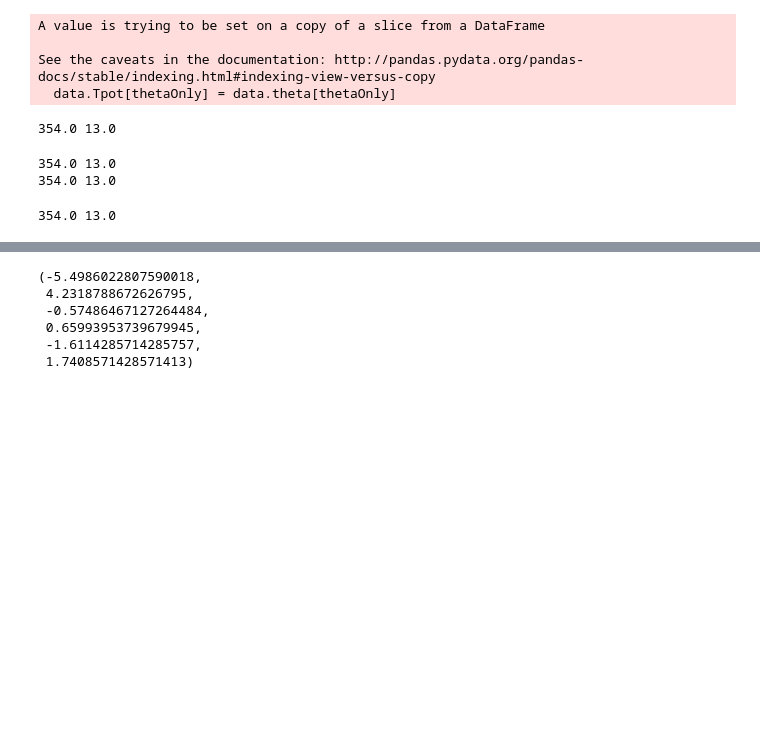
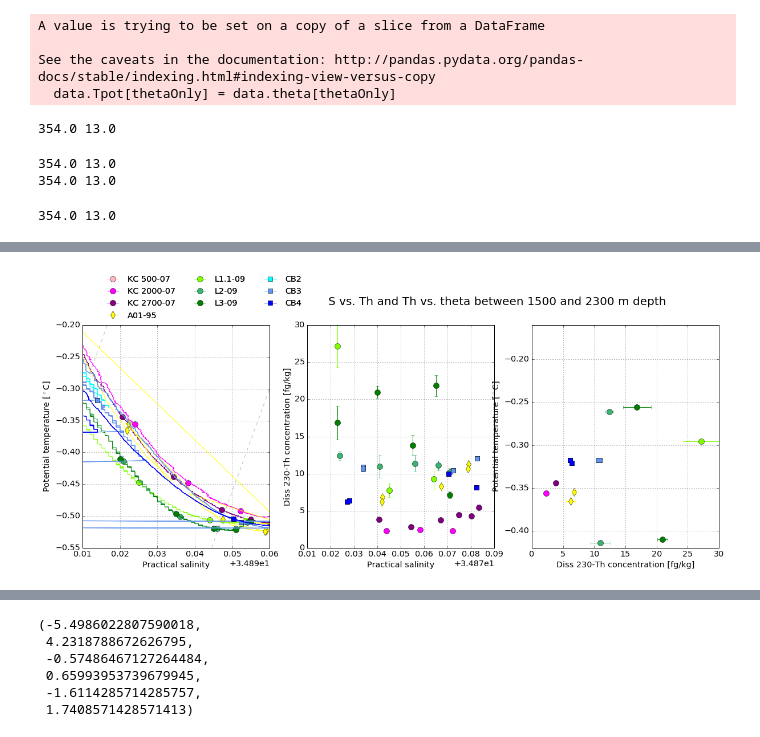
Before and after one commit to UBC-MOAD/analysis-melanie, a Jupyter notebook: notebooks/Geotraces2015data/CanadaBasin-v1-data-TandSanomVSTh-SavGol-filter-v2.ipynb, the cells around one changed output, grey strips where cells are left out. Saved outputs shown, nothing was run; the diff lists cells and outputs as text; code cells hidden in the pictures; blank space fills up the shorter version.

```diff
--- a/notebooks/Geotraces2015data/CanadaBasin-v1-data-TandSanomVSTh-SavGol-filter-v2.ipynb
+++ b/notebooks/Geotraces2015data/CanadaBasin-v1-data-TandSanomVSTh-SavGol-filter-v2.ipynb
@@ -356,0 +328,83 @@ plt.show()
+# %%
+fig,((ax1, ax2,ax3))=plt.subplots(1,3,facecolor='w',figsize=(20,7))
+
+CS=ax1.contour(si,ti,isop,900, linestyles='dashed',linewidths = 0.5, colors='grey')
+ax1.clabel(CS, fontsize=12, inline=1, fmt='%0.01f') # Label every second level
+
+for station,cast,name,Mt,St,Mtd,M,S,C in zip(('KC 500-2007', 'KC 2000-2007', 'KC 2700-2007', 'A01-95',
+                                              'L1.1-2009', 'L2-2009',
+                          'L3-2009','CB2','CB2','CB3','CB3','CB3','CB4','CB4','CB4'),
+                          (data['Cast name'].isnull(),data['Cast name'].isnull(),data['Cast name'].isnull(),
+                           data['Cast name'].isnull(),data['Cast name'].isnull(),data['Cast name'].isnull(),
+                           data['Cast name'].isnull(),data['Cast name'] == 'RADS',data['Cast name'] == 'GEOCHEM-1',
+                           data['Cast name'] == 'RADS',data['Cast name'] == 'GEOCHEM-2',
+                           data['Cast name'] == 'TM1',data['Cast name'] == 'RADS',
+                           data['Cast name'] == 'GEOCHEM-2',data['Cast name'] == 'TM1'),
+                        ('KC 500-07', 'KC 2000-07', 'KC 2700-07', 'A01-95', 'L1.1-09', 'L2-09',
+                          'L3-09','CB2','CB2','CB3','CB3','CB3','CB4','CB4','CB4'),
+                        ('.','.','.','o','.','.','.','.','.','.','.','.','.','.','.'),
+                        (2,2,2,5,2,2,2,2,2,2,2,2,2,2,2),
+                        ('o','o','o','d','o','o','o','s','s','s','s','s','s','s','s'),
+                        ('o-','o-','o-','d-','o-','o-','o-','s-','s-','s-','s-','s-','s-','s-','s-'),
+                        (10,10,10,10,10,10,10,8,8,8,8,8,8,8,8),
+                        ('lightpink','magenta','purple','yellow','chartreuse','mediumseagreen',
+                        'green','cyan','cyan','cornflowerblue','cornflowerblue','cornflowerblue','blue','blue','blue')):
+                        #('mediumvioletred','k','deeppink','yellow','lime','seagreen',
+                        #'darkseagreen','gold','dodgerblue','blue')):
+
+#    ax1.plot(s[sta == station],data.Tpot[sta == station],Mt,markersize=St,color=C,label=name)
+    ax1.plot(s[sta == station],data.Tpot[sta == station],'-',markersize=St,color=C,label=name)
+    ax1.plot(PaTh_s[PaTh_sta == station],PaThData.Tpot[PaTh_sta == station],Mtd,markersize=S,color=C,label=name)
+#    ax1.set_xlim([34.4,34.9])
+    ax1.set_xlim([34.90,34.95])
+#    ax1.set_ylim([-0.5,0.9])
+    ax1.set_ylim([-0.55,-0.2])
+    ax1.set_xlabel('Practical salinity')
+    ax1.set_ylabel('Potential temperature [$^\circ$C]')
+
+    d_range=(PaTh_d > 1250) & (PaTh_d < 2500)
+
+    for ax,xfield,yfield,XERR,YERR,xlabels,ylabels,xranges,yranges in zip((ax2,ax3),(PaTh_s,PaThData.Th),
+                                    (PaThData.Th,PaThData.Tpot),
+                                    (None,PaThData.ThErr[(PaTh_sta == station) & d_range].tolist()),
+                                    (PaThData.ThErr[(PaTh_sta == station) & d_range].tolist(),None),
+                                    ('Practical salinity','Diss 230-Th concentration [fg/kg]'),
+                                    ('Diss 230-Th concentration [fg/kg]','Potential temperature [$^\circ$C]'),
+                                    #([34.4,34.9],[0, 15]),
+                                    ([34.88,34.96],[0, 30]),
+                                    #([0,15],[-0.5, 0.9])):
+                                    ([0,30],[-0.42, -0.16])):
+                                    #([0,25],[-0.4, 0.85])):
+        ax.plot(xfield[(PaTh_sta == station) & d_range],yfield[(PaTh_sta == station) & d_range],Mtd,markersize=S,color=C,label=name)
+        ax.errorbar(xfield[(PaTh_sta == station) & d_range],yfield[(PaTh_sta == station) & d_range],xerr=XERR,yerr=YERR,color=C,fmt='.',label='_nolegend_')
+        ax.set_xlim(xranges)
+        ax.set_ylim(yranges)
+        ax.set_xlabel(xlabels)
+        ax.set_ylabel(ylabels)
+
+
+h1, l1 = ax1.get_legend_handles_labels()
+
+CTD=ax2.legend((h1[0],h1[2],h1[4],h1[6],h1[8],h1[10],h1[12],h1[14],h1[18],h1[24]),
+               (l1[1],l1[3],l1[5],l1[7],l1[9],l1[11],l1[13],l1[15],l1[19],l1[25]),
+               numpoints=10,loc=(-1.1,1.01),ncol=3,framealpha=0,frameon=False)
+
+for ax, in zip((ax1,ax2,ax3)):
+    ax.xaxis.grid(True)
+    ax.yaxis.grid(True)
+    ax.set_axisbelow(True)
+
+handles, labels = ax1.get_legend_handles_labels()
+
+ax2.legend((h1[1],h1[3],h1[5],h1[7],h1[9],h1[11],h1[13],h1[15],h1[19],h1[25]),
+            (l1[1],l1[3],l1[5],l1[7],l1[9],l1[11],l1[13],l1[15],l1[19],l1[25]),
+            loc=(-1.1,1.01),ncol=3,numpoints=1,framealpha=0,frameon=True)
+ax2.add_artist(CTD)
+#ax2.add_artist(CTD[0,2,4,6,8,10,12,14,16,18])
+
+fig.suptitle('S vs. Th and Th vs. theta between 1500 and 2300 m depth',fontsize=20,position=(0.63,1))
+savefig('Figures/PaThStations_thetaS-ThS_zoomAW-color-v2.png',bbox_inches='tight')
+
+plt.show()
+# %% [output]
+[figure, added]
```
Also changed, not shown: parts of 17 cells of this notebook, 12 other files.
